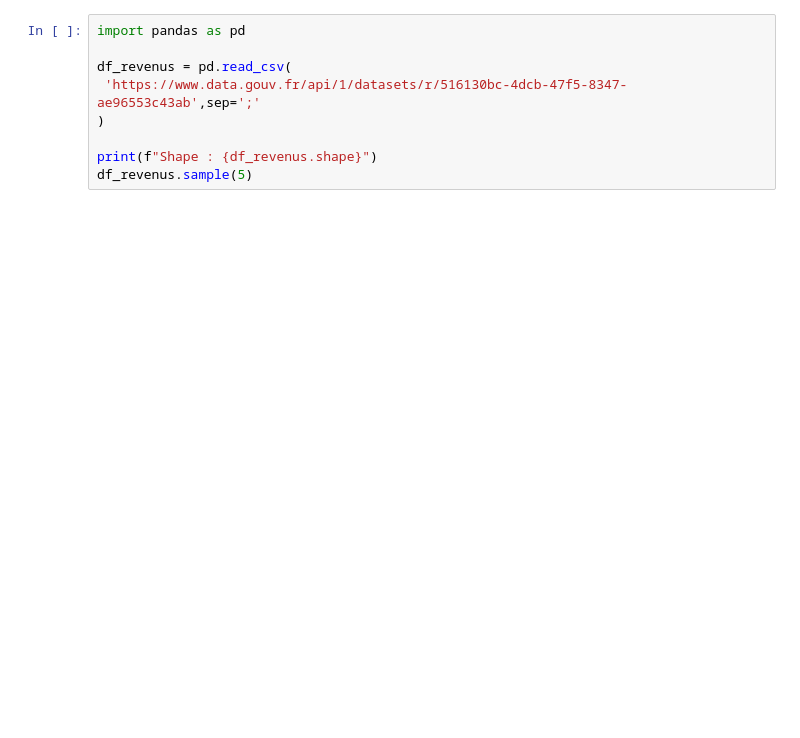
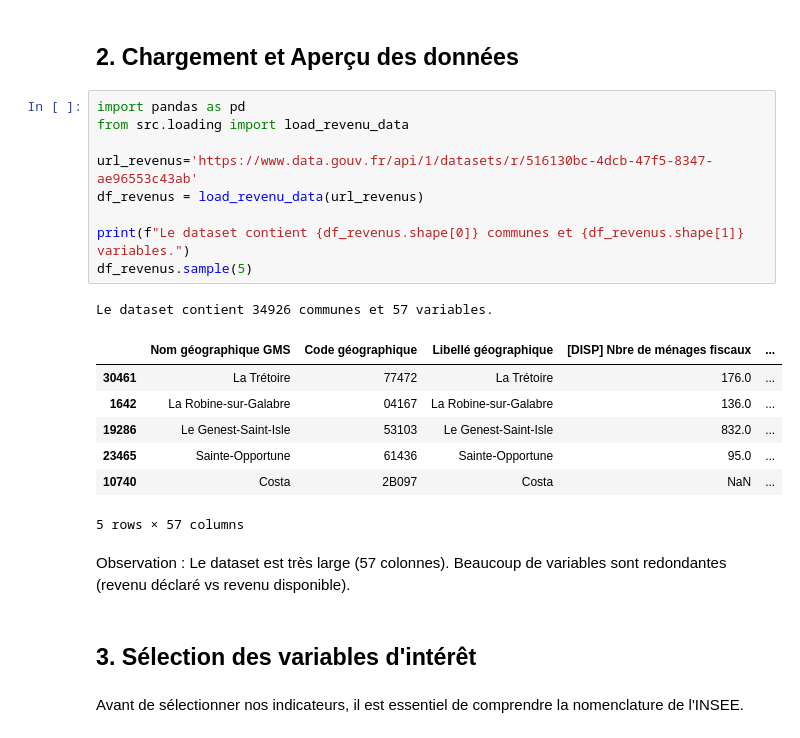
Before and after one commit to Laurine-ensai/projet_python_pour_la_data_science, a Jupyter notebook: etude_df_revenu.ipynb, the cells around one changed output. Drawn from its saved outputs; the diff is of its cells as text; blank space fills up the shorter version.

```diff
--- a/etude_df_revenu.ipynb
+++ b/etude_df_revenu.ipynb
@@ -1,11 +6,28 @@
+# %% [markdown]
+## 2. Chargement et Aperçu des données
 # %%
 import pandas as pd
+from src.loading import load_revenu_data
 
-df_revenus = pd.read_csv(
- 'https://www.data.gouv.fr/api/1/datasets/r/516130bc-4dcb-47f5-8347-ae96553c43ab',sep=';'
-)
+url_revenus='https://www.data.gouv.fr/api/1/datasets/r/516130bc-4dcb-47f5-8347-ae96553c43ab'
+df_revenus = load_revenu_data(url_revenus)
 
-print(f"Shape : {df_revenus.shape}")
+print(f"Le dataset contient {df_revenus.shape[0]} communes et {df_revenus.shape[1]} variables.")
 df_revenus.sample(5)
+# %% [output]
+Le dataset contient 34926 communes et 57 variables.
+|  | Nom géographique GMS | Code géographique | Libellé géographique | [DISP] Nbre de ménages fiscaux | ... |
+| 30461 | La Trétoire | 77472 | La Trétoire | 176.0 | ... |
+| 1642 | La Robine-sur-Galabre | 04167 | La Robine-sur-Galabre | 136.0 | ... |
+| 19286 | Le Genest-Saint-Isle | 53103 | Le Genest-Saint-Isle | 832.0 | ... |
+| 23465 | Sainte-Opportune | 61436 | Sainte-Opportune | 95.0 | ... |
+| 10740 | Costa | 2B097 | Costa | NaN | ... |
+5 rows × 57 columns
+# %% [markdown]
+Observation : Le dataset est très large (57 colonnes). Beaucoup de variables sont redondantes (revenu déclaré vs revenu disponible).
+# %% [markdown]
+## 3. Sélection des variables d'intérêt
+# %% [markdown]
+Avant de sélectionner nos indicateurs, il est essentiel de comprendre la nomenclature de l'INSEE.
 # %%
 list(df_revenus.columns)
```
Also changed, not shown: parts of 21 cells of this notebook, 2 other files.
